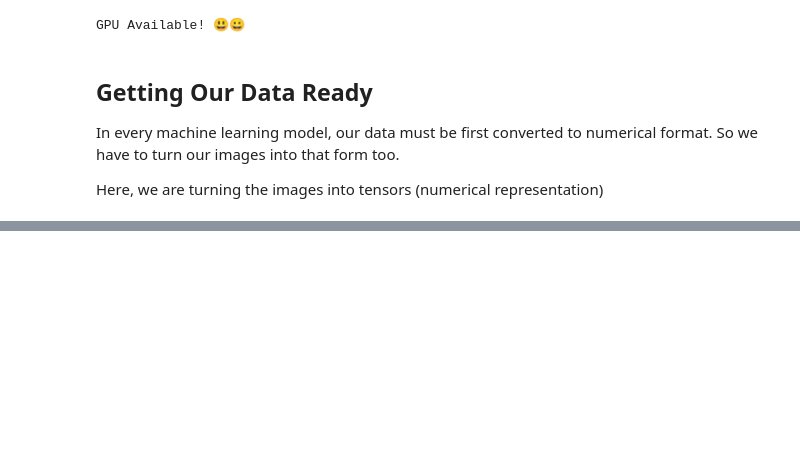
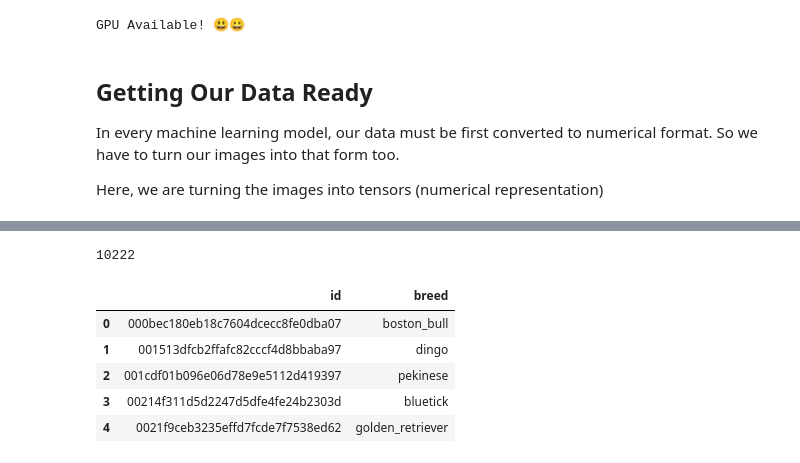
Before and after one commit to Naimul-Islam-Siam/Dog-Vision, a Jupyter notebook: dog_vision.ipynb, the cells around one changed output, grey strips where cells are left out. Drawn from its saved outputs; the diff is of its cells as text; code cells hidden in the pictures; blank space fills up the shorter version.

```diff
--- a/dog_vision.ipynb
+++ b/dog_vision.ipynb
@@ -64,0 +75,13 @@ plt.style.use('seaborn-whitegrid') # style theme of plots
+# %%
+len(labels_csv)
+# %% [output]
+10222
+# %%
+labels_csv.head()
+# %% [output]
+|  | id | breed |
+| 0 | 000bec180eb18c7604dcecc8fe0dba07 | boston_bull |
+| 1 | 001513dfcb2ffafc82cccf4d8bbaba97 | dingo |
+| 2 | 001cdf01b096e06d78e9e5112d419397 | pekinese |
+| 3 | 00214f311d5d2247d5dfe4fe24b2303d | bluetick |
+| 4 | 0021f9ceb3235effd7fcde7f7538ed62 | golden_retriever |
```
Also changed, not shown: parts of 9 cells of this notebook.
